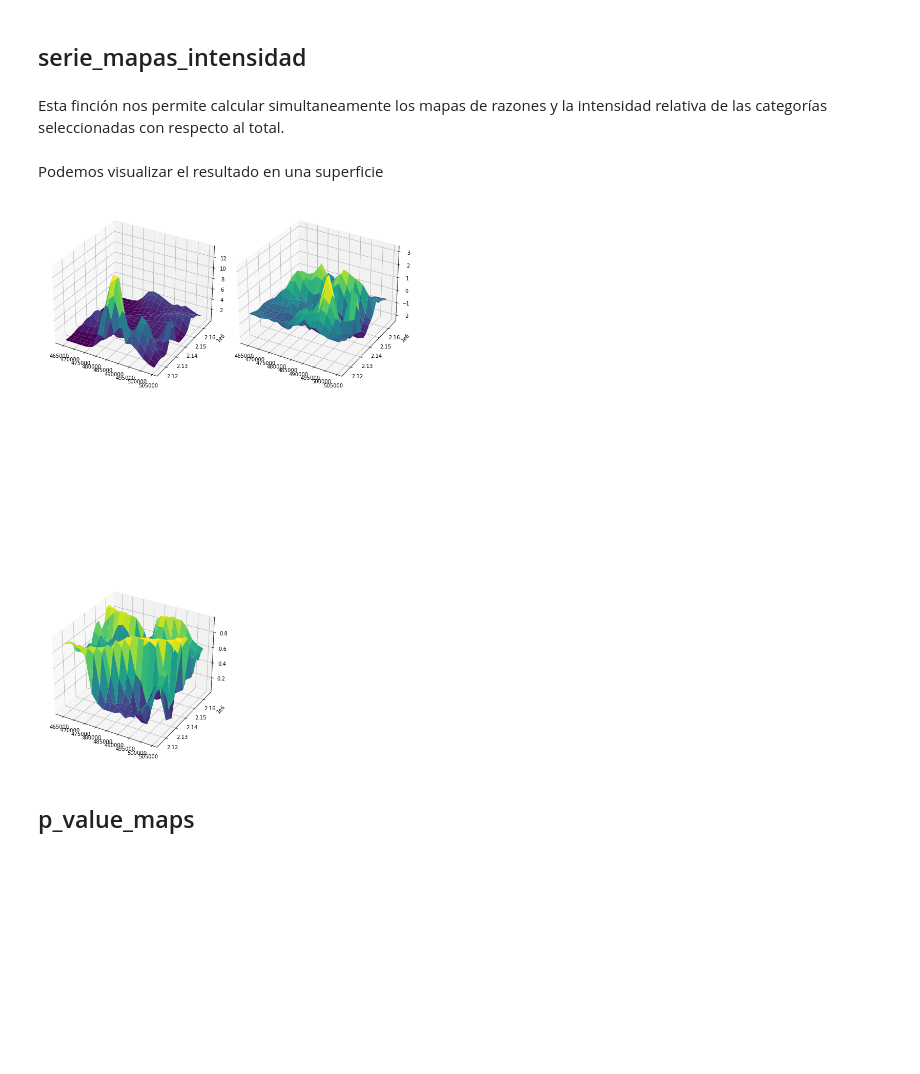
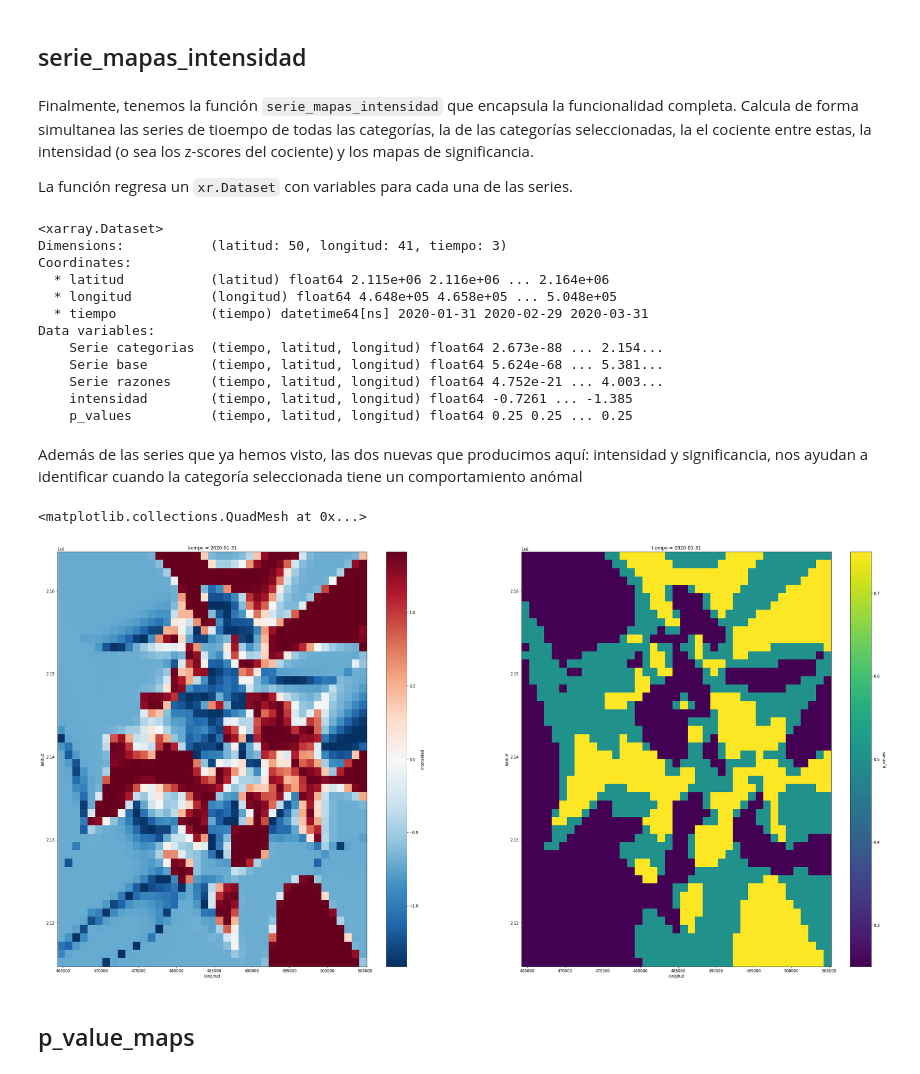
Before and after one commit to CentroGeo/criminologia_cdmx, a Jupyter notebook: 01_patrones_espacio_temporales.ipynb, the cells around one changed output. Drawn from its saved outputs; the diff is of its cells as text; code cells hidden in the pictures; blank space fills up the shorter version.

```diff
--- a/01_patrones_espacio_temporales.ipynb
+++ b/01_patrones_espacio_temporales.ipynb
@@ -178,6 +179,7 @@ def get_lista_datos(carpetas, fechas, categorias, offset):
         para la categoría seleccionada.
 
     """
+    fechas = fechas.copy()
     fecha_inicio = fechas[0] - pd.to_timedelta(offset)
     fechas.insert(0, fecha_inicio)
     intervalos = [(fechas[i-1], f) for i, f in enumerate(fechas[1:],1)]
@@ -236,3 +249,6 @@ def serie_tiempo_kde_categoria(datos, size,
 # %%
-xx, yy, kdes = serie_tiempo_kde_categoria(datos, 500, bw=300)
-assert type(kdes[0]) == np.ndarray
+fechas = pd.date_range(start='1/1/2020', end='3/1/2020', freq='M').to_list()
+categorias = ["Homicidios dolosos"]
+xr_kde = serie_tiempo_kde_categoria(carpetas, fechas, 1000, categorias, "30 days", bw=1000)
+assert type(xr_kde) == xr.DataArray
+xr_kde
@@ -263,9 +309,7 @@ def serie_razones_de_eventos(carpetas, fechas, categoria, offset, size, bw):
 # %% [markdown]
 Calculamos la serie de mapas de razones
 # %%
-xx, yy, serie_razones = serie_razones_de_eventos(carpetas,
-                                         fechas,
-                                         ["Homicidios dolosos"],
-                                         "30 days",
-                                         2500,
-                                         2500)
+fechas = pd.date_range(start='1/1/2020', end='3/1/2020', freq='M').to_list()
+categorias = ["Homicidios dolosos"]
+series = serie_razones_de_eventos(carpetas,fechas, ["Homicidios dolosos"], "30 days", 1000, 1000)
+series
@@ -302,24 +366,33 @@ def serie_mapas_intensidad(carpetas, fechas, categorias, offset, size, bw):
 # %% [markdown]
-Esta finción nos permite calcular simultaneamente los mapas de razones y la intensidad relativa de las categorías seleccionadas con respecto al total.
+Finalmente, tenemos la función `serie_mapas_intensidad` que encapsula la funcionalidad completa. Calcula de forma simultanea las series de tioempo de todas las categorías, la de las categorías seleccionadas, la el cociente entre estas, la intensidad (o sea los z-scores del cociente) y los mapas de significancia.
+
+La función regresa un `xr.Dataset` con variables para cada una de las series.
 # %%
-xx, yy, razones, intensidades, p_values = serie_mapas_intensidad(carpetas,
-                                               fechas,
-                                               ["Homicidios dolosos"],
-                                               "30 days",
-                                               2500,
-                                               2500)
+fechas = pd.date_range(start='1/1/2020', end='4/1/2020', freq='M').to_list()
+series = serie_mapas_intensidad(carpetas, fechas, ["Homicidios dolosos"], "30 days", 1000, 1000)
+series
+# %% [output]
+<xarray.Dataset>
+Dimensions:           (latitud: 50, longitud: 41, tiempo: 3)
+Coordinates:
+  * latitud           (latitud) float64 2.115e+06 2.116e+06 ... 2.164e+06
+  * longitud          (longitud) float64 4.648e+05 4.658e+05 ... 5.048e+05
+  * tiempo            (tiempo) datetime64[ns] 2020-01-31 2020-02-29 2020-03-31
+Data variables:
+    Serie categorias  (tiempo, latitud, longitud) float64 2.673e-88 ... 2.154...
+    Serie base        (tiempo, latitud, longitud) float64 5.624e-68 ... 5.381...
+    Serie razones     (tiempo, latitud, longitud) float64 4.752e-21 ... 4.003...
+    intensidad        (tiempo, latitud, longitud) float64 -0.7261 ... -1.385
+    p_values          (tiempo, latitud, longitud) float64 0.25 0.25 ... 0.25
 # %% [markdown]
-Podemos visualizar el resultado en una superficie
+Además de las series que ya hemos visto, las dos nuevas que producimos aquí: intensidad y significancia, nos ayudan a identificar cuando la categoría seleccionada tiene un comportamiento anómal
 # %%
-fig = plt.figure(figsize=(10,20), constrained_layout=True)
-ax = fig.add_subplot(221, projection='3d')
-ax = ax.plot_surface(xx, yy, razones[0],cmap='viridis', edgecolor='none')
-ax = fig.add_subplot(222, projection='3d')
-ax = ax.plot_surface(xx, yy, intensidades[0],cmap='viridis', edgecolor='none')
-ax = fig.add_subplot(223, projection='3d')
-ax = ax.plot_surface(xx, yy, p_values[0],cmap='viridis', edgecolor='none')
-# plt.tight_layout()
+fig, axes = plt.subplots(1,2,figsize=(40,20))
+axes = axes.ravel()
+series["intensidad"].isel(tiempo=0).plot(ax=axes[0])
+series["p_values"].isel(tiempo=0).plot(ax=axes[1])
 # %% [output]
+<matplotlib.collections.QuadMesh at 0x...>
-[figure, old version]
+[figure, new version]
 # %% [markdown]
 ## p_value_maps
```
Also changed, not shown: parts of 18 cells of this notebook, 4 other files.
